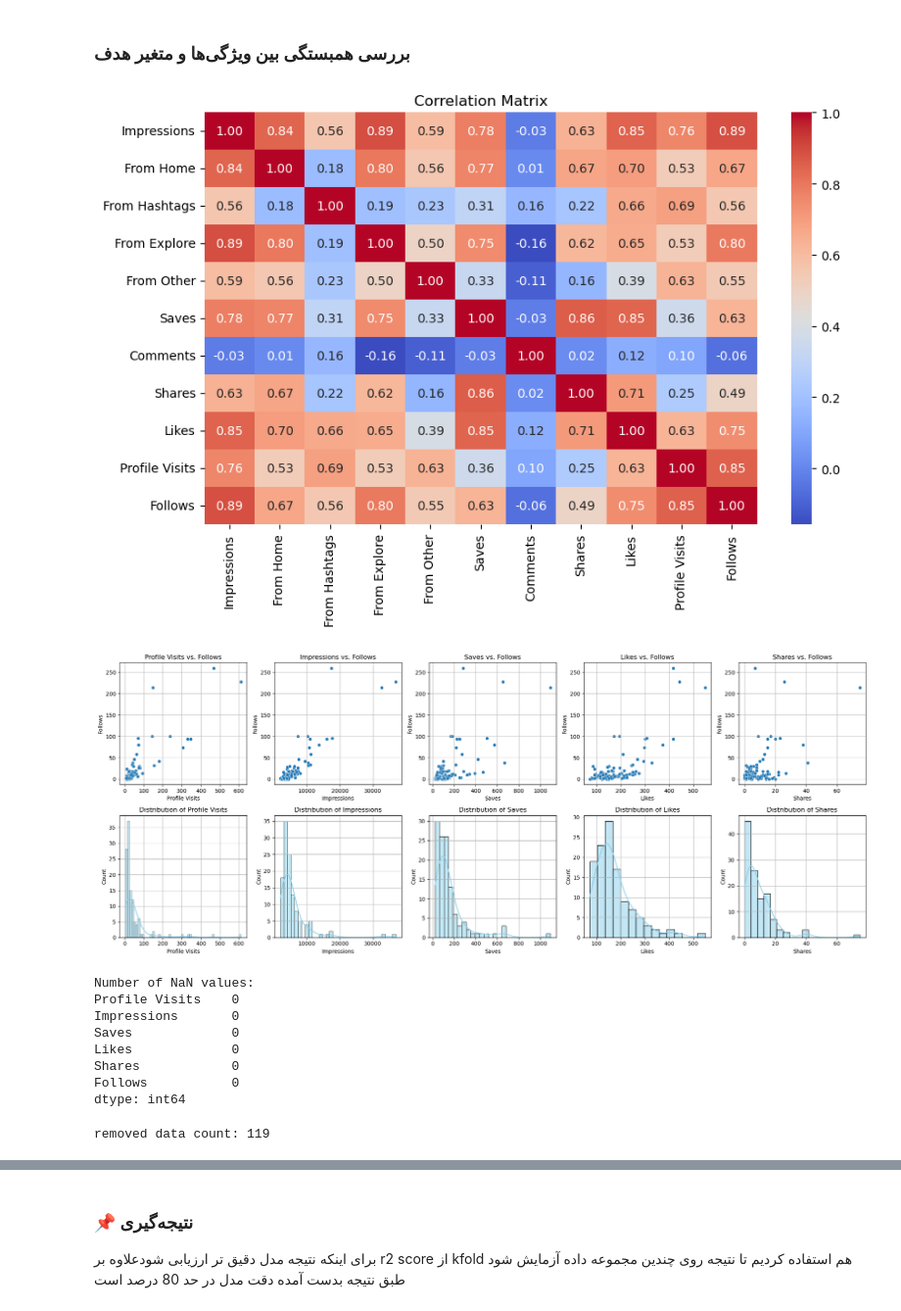
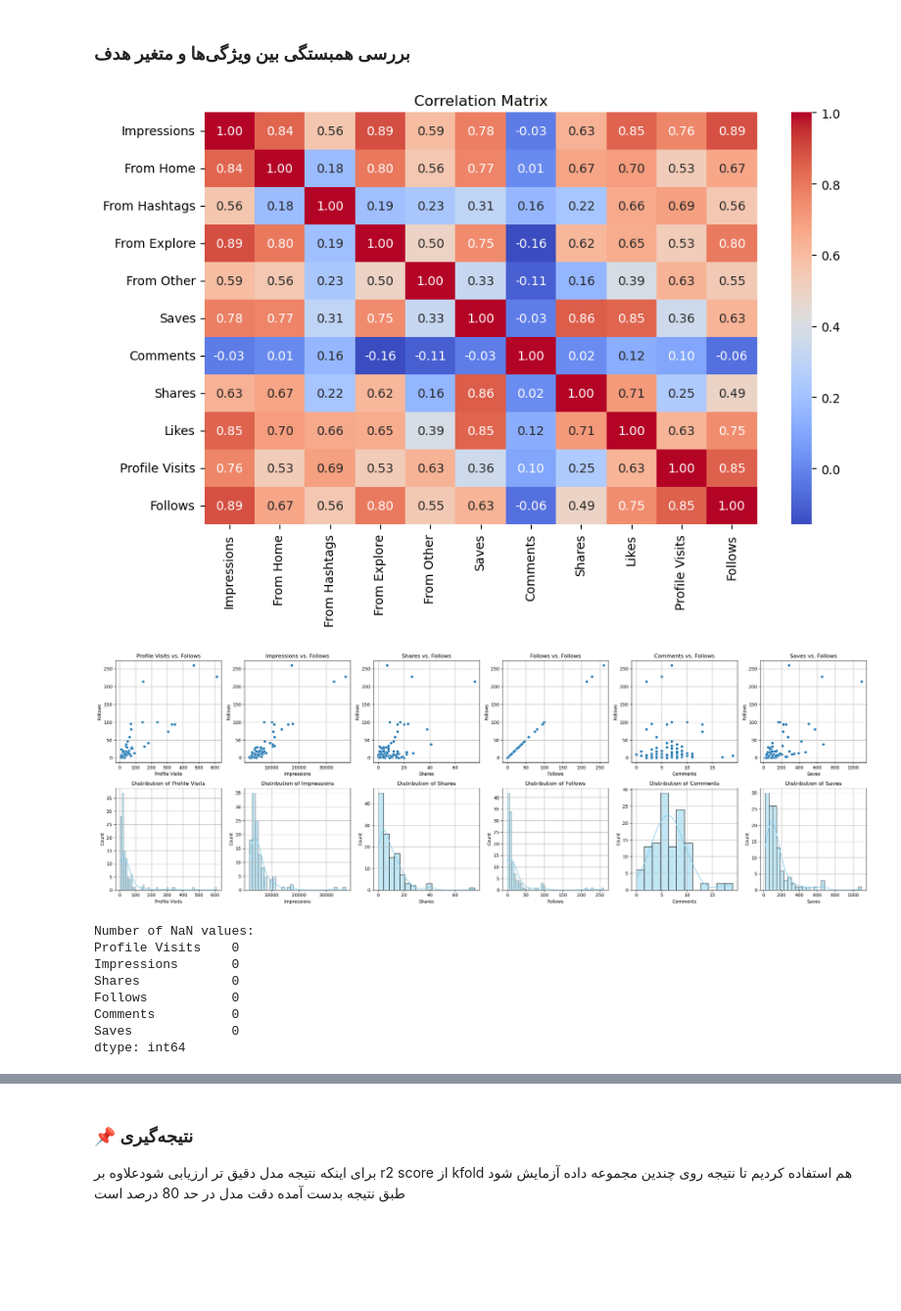
Before and after one commit to zahra5898/1404, a Jupyter notebook: projects/multiple-linear-regression/multiple_linier_regression.ipynb, the cells around one changed output, grey strips where cells are left out. Shown at 98% size. Cells and saved outputs as stored; diff of their text form; code cells hidden in the pictures; blank space fills up the shorter version.

```diff
--- a/projects/multiple-linear-regression/multiple_linier_regression.ipynb
+++ b/projects/multiple-linear-regression/multiple_linier_regression.ipynb
@@ -85,39 +88,38 @@ plt.figure(figsize=(10, 6))
 sns.heatmap(correlation_matrix, annot=True, cmap='coolwarm', fmt=".2f")
 plt.title('Correlation Matrix')
 plt.show()
-
-features = ['Profile Visits', 'Impressions', 'Saves', 'Likes', 'Shares']
-fig, axs = plt.subplots(2, 5, figsize=(20, 8))  # 2 rows, 5 columns
-
-# Row 1: Scatter plots
-for i, feature in enumerate(features):
-    sns.scatterplot(data=df, x=feature, y='Follows', ax=axs[0, i])
-    axs[0, i].set_title(f'{feature} vs. Follows')
-    axs[0, i].set_xlabel(feature)
-    axs[0, i].set_ylabel('Follows')
-    axs[0, i].grid(True)
-
-# Row 2: Distributions
-for i, feature in enumerate(features):
-    sns.histplot(df[feature], kde=True, ax=axs[1, i], color='skyblue')
-    axs[1, i].set_title(f'Distribution of {feature}')
-    axs[1, i].set_xlabel(feature)
-    axs[1, i].set_ylabel('Count')
-    axs[1, i].grid(True)
-
-
-plt.tight_layout()
-plt.show()
 # %% [output]
 [figure]
-[figure, removed]
+# %%
+features = ['Profile Visits', 'Impressions', 'Shares', 'Follows', 'Comments', 'Saves']
+fig, axs = plt.subplots(2, len(features), figsize=(4 * len(features), 8), squeeze=False)
+
+# Row 1: Scatter plots
+for i, feature in enumerate(features):
+    sns.scatterplot(data=df, x=feature, y='Follows', ax=axs[0, i])
+    axs[0, i].set_title(f'{feature} vs. Follows')
+    axs[0, i].set_xlabel(feature)
+    axs[0, i].set_ylabel('Follows')
+    axs[0, i].grid(True)
+
+# Row 2: Distributions
+for i, feature in enumerate(features):
+    sns.histplot(df[feature], kde=True, ax=axs[1, i], color='skyblue')
+    axs[1, i].set_title(f'Distribution of {feature}')
+    axs[1, i].set_xlabel(feature)
+    axs[1, i].set_ylabel('Count')
+    axs[1, i].grid(True)
+
+plt.tight_layout()
+plt.show()
+# %% [output]
+[figure, added]
 # %%
 # =====================
 # preprocessing
 # =====================
 
 #select related features
-features = ['Profile Visits', 'Impressions', 'Saves', 'Likes', 'Shares', 'Follows']
 df = df[features].copy()
 
 # Check for NaN values
@@ -127,24 +129,8 @@ print(df.isna().sum())
 Number of NaN values:
 Profile Visits    0
 Impressions       0
-Saves             0
-Likes             0
 Shares            0
 Follows           0
+Comments          0
+Saves             0
 dtype: int64
-# %%
-#remove outlayers
-
-for col in features:
-    Q1 = df[col].quantile(0.10)
-    Q3 = df[col].quantile(0.90)
-    IQR = Q3 - Q1
-
-    lower_bound = Q1 - 1.5 * IQR
-    upper_bound = Q3 + 1.5 * IQR
-
-    df_tirmmed = df[(df[col] >= lower_bound) & (df[col] <= upper_bound)]
-
-print(f"removed data count: {len(df)}")
-# %% [output]
-removed data count: 119
```
Also changed, not shown: parts of 10 cells of this notebook, 1 other file.
